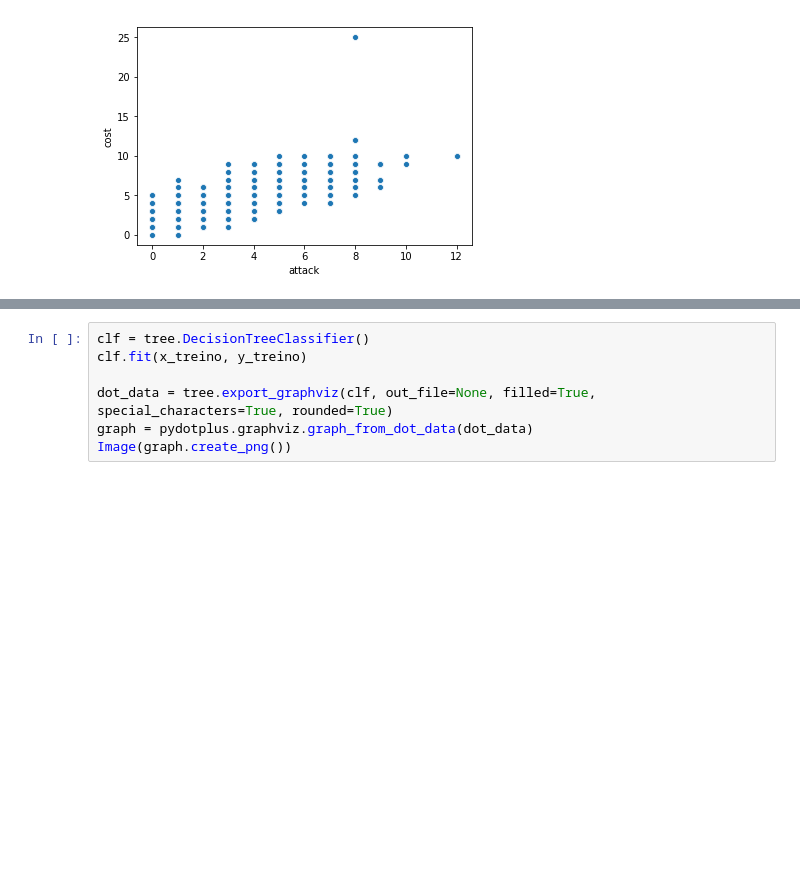
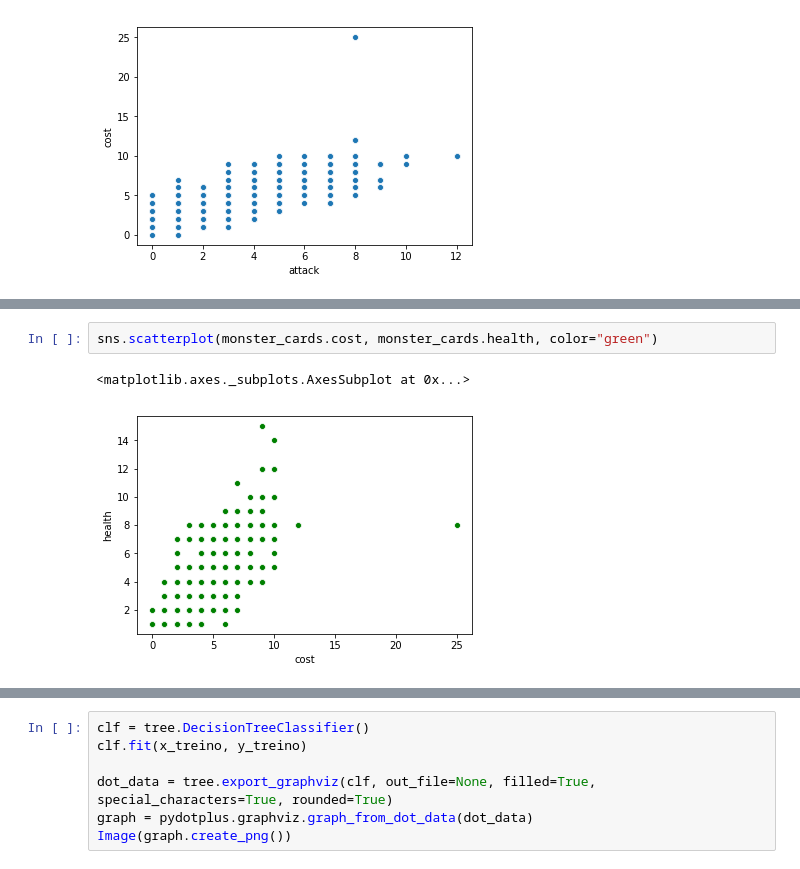
Before and after one commit to xdot2012/hearthstone_card_prediction, a Jupyter notebook: DataScience/Chrisao/Ciência de Dados.ipynb, the cells around one changed output, grey strips where cells are left out. Drawn from its saved outputs; the diff is of its cells as text; blank space fills up the shorter version.

```diff
--- a/DataScience/Chrisao/Ciência de Dados.ipynb
+++ b/DataScience/Chrisao/Ciência de Dados.ipynb
@@ -390,0 +418,5 @@ NameError: name 'card_info' is not defined
+# %%
+sns.scatterplot(monster_cards.cost, monster_cards.health, color="green")
+# %% [output]
+<matplotlib.axes._subplots.AxesSubplot at 0x...>
+[figure, added]
```
Also changed, not shown: parts of 23 cells of this notebook, 2 other files.
